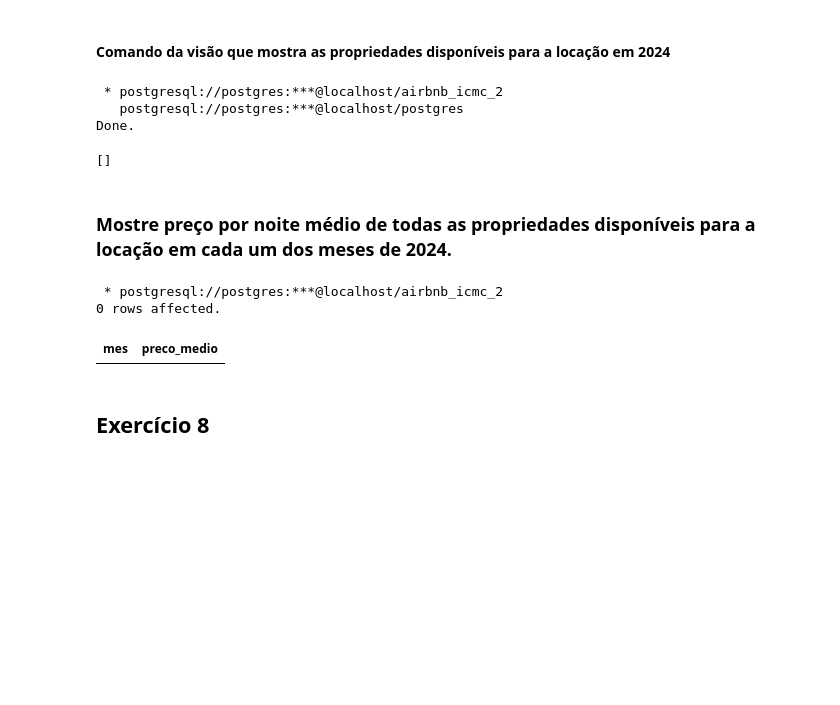
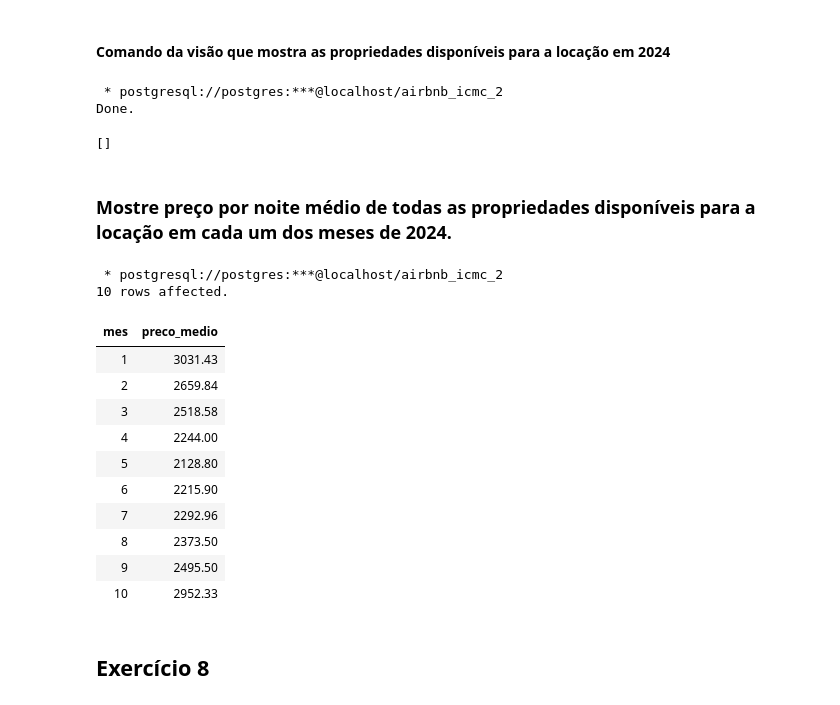
Before and after one commit to LeonardoIshida/airbnb-database-case-study, a Jupyter notebook: trabalho-2/6-8-consultas.ipynb, the cells around one changed output. Cells and saved outputs as stored; diff of their text form; code cells hidden in the pictures; blank space fills up the shorter version.

```diff
--- a/trabalho-2/6-8-consultas.ipynb
+++ b/trabalho-2/6-8-consultas.ipynb
@@ -74,10 +108,10 @@ FROM
 JOIN
     Datas_disponiveis as D ON Propriedade_2024.ID = D.ID_propriedade
 WHERE
-    EXTRACT(YEAR FROM D.data) = 2024;
+    EXTRACT(YEAR FROM D.data) = 2024
+LIMIT 10
 # %% [output]
  * postgresql://postgres:***@localhost/airbnb_icmc_2
-   postgresql://postgres:***@localhost/postgres
 Done.
 []
 # %% [markdown]
@@ -85,21 +119,32 @@ Done.
 # %%
 %%sql
 
 SELECT
     TO_CHAR(D.data, 'MM')::INTEGER AS mes,
     ROUND(AVG(CAST(P.preco_noite AS NUMERIC)), 2) as preco_medio
 FROM
     PropriedadesDisponiveis AS P
 JOIN
     Datas_disponiveis AS D ON P.ID = D.ID_propriedade
 GROUP BY
     TO_CHAR(D.data, 'MM')::INTEGER
 ORDER BY
-    mes;
+    mes
+LIMIT 10
 # %% [output]
  * postgresql://postgres:***@localhost/airbnb_icmc_2
-0 rows affected.
+10 rows affected.
 | mes | preco_medio |
+| 1 | 3031.43 |
+| 2 | 2659.84 |
+| 3 | 2518.58 |
+| 4 | 2244.00 |
+| 5 | 2128.80 |
+| 6 | 2215.90 |
+| 7 | 2292.96 |
+| 8 | 2373.50 |
+| 9 | 2495.50 |
+| 10 | 2952.33 |
 # %% [markdown]
 ## Exercício 8
 # %% [markdown]
```
Also changed, not shown: parts of 6 cells of this notebook.
